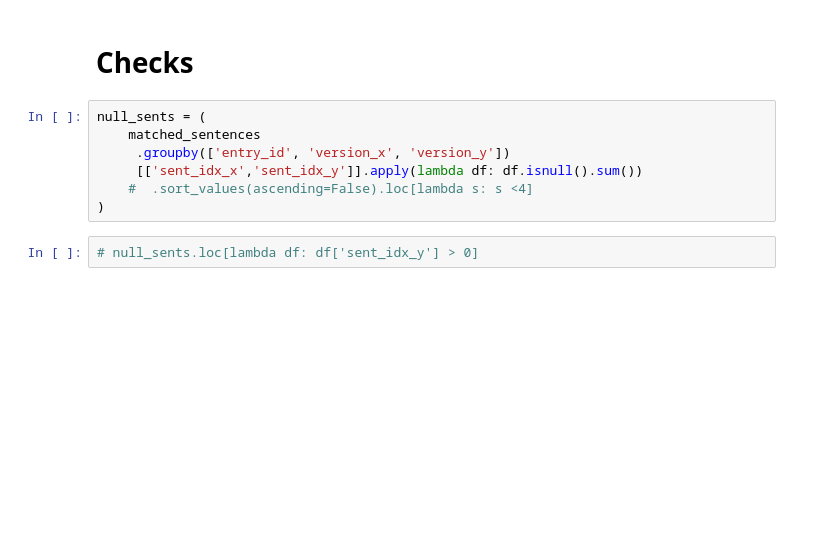
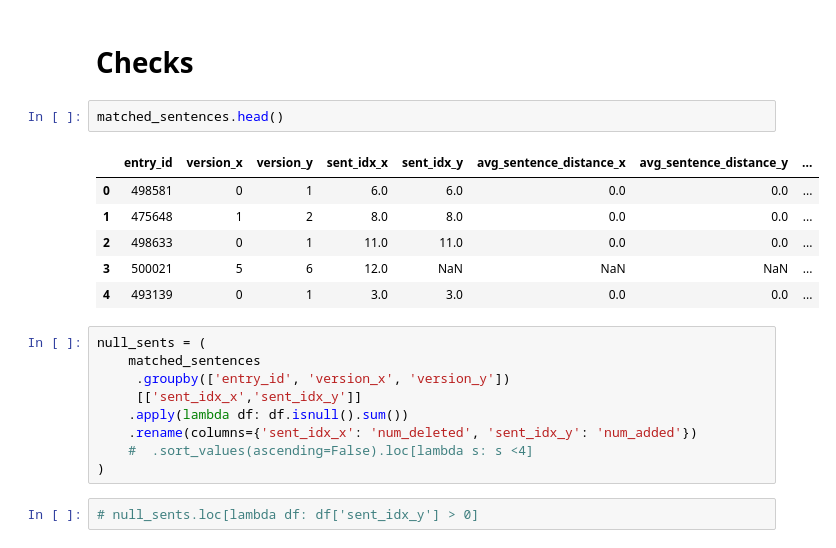
Before and after one commit to alex2awesome/edit-pathways, a Jupyter notebook: notebooks/2021-10-08__select-data-carol.ipynb, the cells around one changed output. Cells and saved outputs as stored; diff of their text form; blank space fills up the shorter version.

```diff
--- a/notebooks/2021-10-08__select-data-carol.ipynb
+++ b/notebooks/2021-10-08__select-data-carol.ipynb
@@ -127,11 +134,22 @@ with open('../evaluation/data/sample_datum_small.json', 'w') as f:
     json.dump(output, f )
 # %% [markdown]
 # Checks
+# %%
+matched_sentences.head()
+# %% [output]
+|  | entry_id | version_x | version_y | sent_idx_x | sent_idx_y | avg_sentence_distance_x | avg_sentence_distance_y | ... |
+| 0 | 498581 | 0 | 1 | 6.0 | 6.0 | 0.0 | 0.0 | ... |
+| 1 | 475648 | 1 | 2 | 8.0 | 8.0 | 0.0 | 0.0 | ... |
+| 2 | 498633 | 0 | 1 | 11.0 | 11.0 | 0.0 | 0.0 | ... |
+| 3 | 500021 | 5 | 6 | 12.0 | NaN | NaN | NaN | ... |
+| 4 | 493139 | 0 | 1 | 3.0 | 3.0 | 0.0 | 0.0 | ... |
 # %%
 null_sents = (
     matched_sentences
      .groupby(['entry_id', 'version_x', 'version_y'])
-     [['sent_idx_x','sent_idx_y']].apply(lambda df: df.isnull().sum())
+     [['sent_idx_x','sent_idx_y']]
+    .apply(lambda df: df.isnull().sum())
+    .rename(columns={'sent_idx_x': 'num_deleted', 'sent_idx_y': 'num_added'})
     #  .sort_values(ascending=False).loc[lambda s: s <4]
 )
 # %%
```
Also changed, not shown: parts of 74 cells of this notebook, 17 other files.
